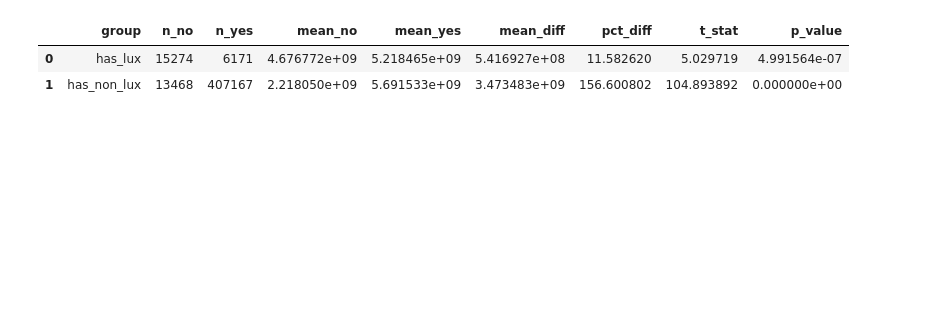
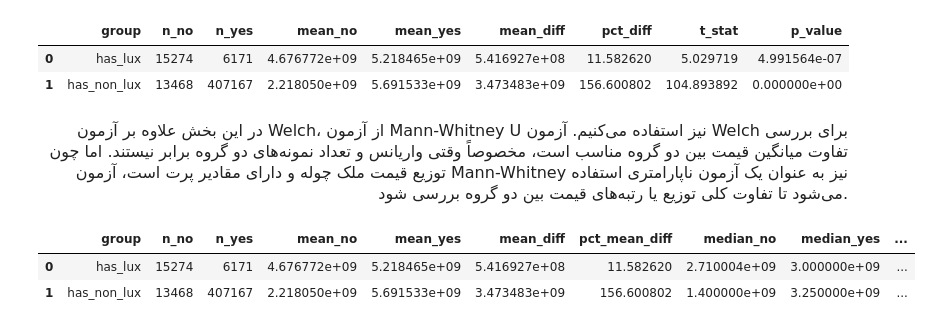
Before and after one commit to melolikepz/Project1-bootcamp, a Jupyter notebook: 03-qbc-project-4.ipynb, the cells around one changed output. Drawn from its saved outputs; the diff is of its cells as text; code cells hidden in the pictures; blank space fills up the shorter version.

Commit message:
Revise hypothesis test 4. Add Mann-Whitney test.

```diff
--- a/03-qbc-project-4.ipynb
+++ b/03-qbc-project-4.ipynb
@@ -325,3 +361,58 @@ test_results
 |  | group | n_no | n_yes | mean_no | mean_yes | mean_diff | pct_diff | t_stat | p_value |
 | 0 | has_lux | 15274 | 6171 | 4.676772e+09 | 5.218465e+09 | 5.416927e+08 | 11.582620 | 5.029719 | 4.991564e-07 |
 | 1 | has_non_lux | 13468 | 407167 | 2.218050e+09 | 5.691533e+09 | 3.473483e+09 | 156.600802 | 104.893892 | 0.000000e+00 |
+# %% [markdown]
+<div dir="rtl" style="text-align: right; line-height: 2; font-family: Tahoma; font-size: 16px;">
+در این بخش علاوه بر آزمون Welch، از آزمون Mann-Whitney U نیز استفاده می‌کنیم.
+آزمون Welch برای بررسی تفاوت میانگین قیمت بین دو گروه مناسب است، مخصوصاً وقتی واریانس و تعداد نمونه‌های دو گروه برابر نیستند.
+اما چون توزیع قیمت ملک چوله و دارای مقادیر پرت است، آزمون Mann-Whitney نیز به عنوان یک آزمون ناپارامتری استفاده می‌شود تا تفاوت کلی توزیع یا رتبه‌های قیمت بین دو گروه بررسی شود.
+</div>
+# %%
+def mann_whitney_test(data, group_col, price_col):
+    temp = data[[group_col, price_col]].dropna()
+
+    group_no = temp.loc[temp[group_col] == 0, price_col]
+    group_yes = temp.loc[temp[group_col] == 1, price_col]
+
+    test = stats.mannwhitneyu(
+        group_yes,
+        group_no,
+        alternative="two-sided"
+    )
+
+    mean_no = group_no.mean()
+    mean_yes = group_yes.mean()
+    mean_diff = mean_yes - mean_no
+    pct_mean_diff = (mean_diff / mean_no) * 100
+
+    median_no = group_no.median()
+    median_yes = group_yes.median()
+    median_diff = median_yes - median_no
+    pct_median_diff = (median_diff / median_no) * 100
+
+    return {
+        "group": group_col,
+        "n_no": len(group_no),
+        "n_yes": len(group_yes),
+        "mean_no": mean_no,
+        "mean_yes": mean_yes,
+        "mean_diff": mean_diff,
+        "pct_mean_diff": pct_mean_diff,
+        "median_no": median_no,
+        "median_yes": median_yes,
+        "median_diff": median_diff,
+        "pct_median_diff": pct_median_diff,
+        "u_stat": test.statistic,
+        "p_value": test.pvalue
+    }
+# %%
+mann_results = pd.DataFrame([
+    mann_whitney_test(df_test, "has_lux", price_col),
+    mann_whitney_test(df_test, "has_non_lux", price_col)
+])
+
+mann_results
+# %% [output]
+|  | group | n_no | n_yes | mean_no | mean_yes | mean_diff | pct_mean_diff | median_no | median_yes | ... |
+| 0 | has_lux | 15274 | 6171 | 4.676772e+09 | 5.218465e+09 | 5.416927e+08 | 11.582620 | 2.710004e+09 | 3.000000e+09 | ... |
+| 1 | has_non_lux | 13468 | 407167 | 2.218050e+09 | 5.691533e+09 | 3.473483e+09 | 156.600802 | 1.400000e+09 | 3.250000e+09 | ... |
```
Also changed, not shown: parts of 6 cells of this notebook.
